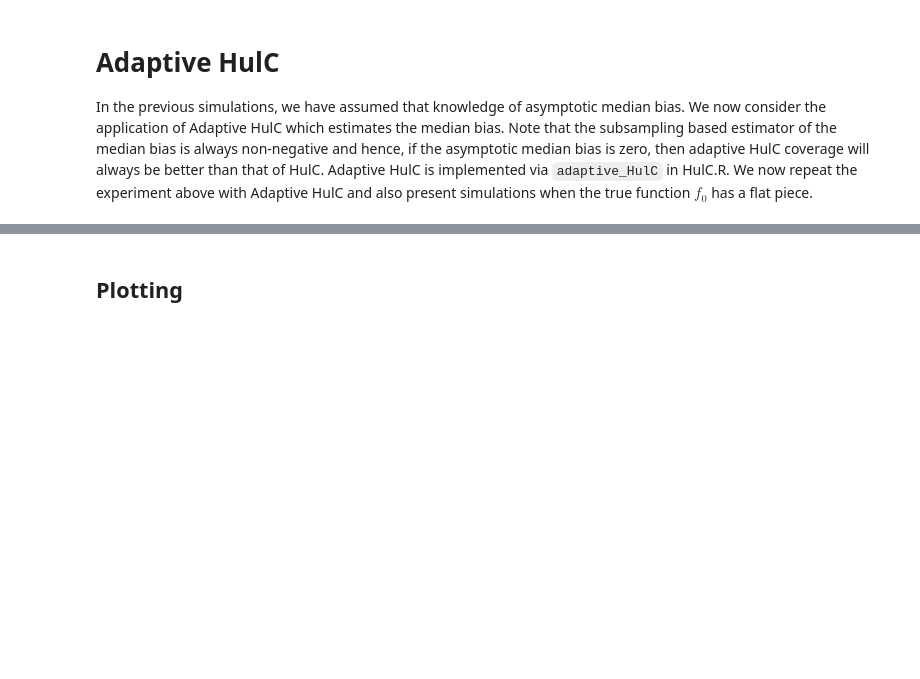
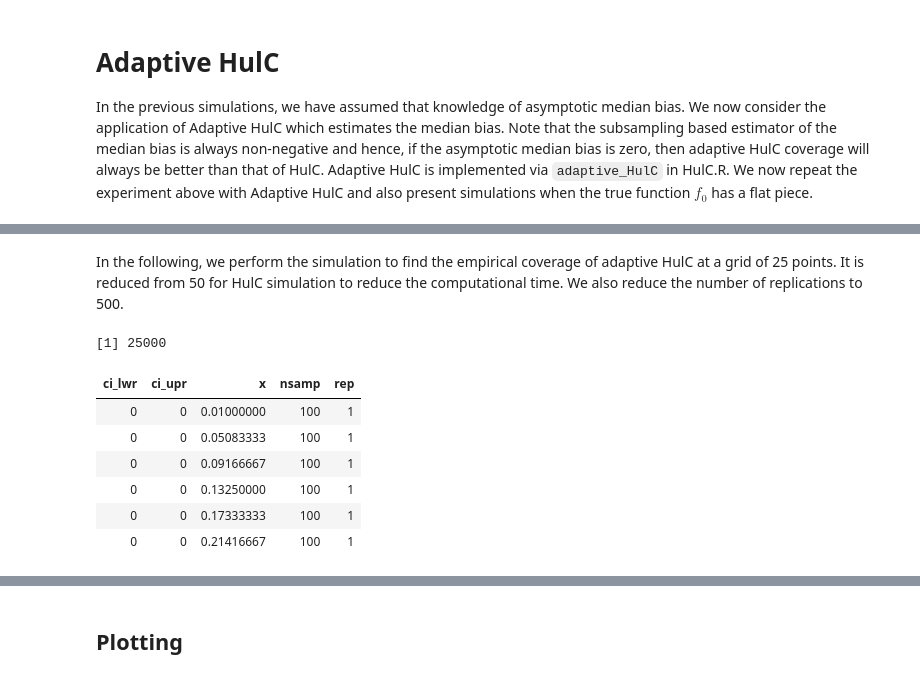
Before and after one commit to Arun-Kuchibhotla/HulC, a Jupyter notebook: R/HulC for Shape Constrained Regression.ipynb, the cells around one changed output, grey strips where cells are left out. Cells and saved outputs as stored; diff of their text form; code cells hidden in the pictures; blank space fills up the shorter version.

```diff
--- a/R/HulC for Shape Constrained Regression.ipynb
+++ b/R/HulC for Shape Constrained Regression.ipynb
@@ -289 +289,30 @@ points(x_grid, tmp[,2], col = "blue", pch = "*")
+# %% [markdown]
+In the following, we perform the simulation to find the empirical coverage of adaptive HulC at a grid of 25 points. It is reduced from 50 for HulC simulation to reduce the computational time. We also reduce the number of replications to 500.
+# %%
+## Initiating matrices and vectors
+## x_grid is the x^* values
+x_grid <- seq(0.01, 0.99, length = 25)
+## number of replications
+nrep <- 500
+## different sample sizes
+nsamp_seq <- c(100, 250)
+
+final_grid <- expand.grid(x_grid, nsamp_seq, 1:nrep)
+colnames(final_grid) <- c("x", "nsamp", "rep")
+adaptive_hulc_final_grid <- data.frame(ci_lwr = rep(0, nrow(final_grid)),
+                             ci_upr = rep(0, nrow(final_grid)),
+                             x = final_grid[,1],
+                             nsamp = final_grid[,2],
+                             rep = final_grid[,3])
+nrow(adaptive_hulc_final_grid)
+head(adaptive_hulc_final_grid)
+# %% [output]
+[1] 25000
+| ci_lwr | ci_upr | x | nsamp | rep |
+| 0 | 0 | 0.01000000 | 100 | 1 |
+| 0 | 0 | 0.05083333 | 100 | 1 |
+| 0 | 0 | 0.09166667 | 100 | 1 |
+| 0 | 0 | 0.13250000 | 100 | 1 |
+| 0 | 0 | 0.17333333 | 100 | 1 |
+| 0 | 0 | 0.21416667 | 100 | 1 |
 # %%
```
Also changed, not shown: parts of 19 cells of this notebook.
